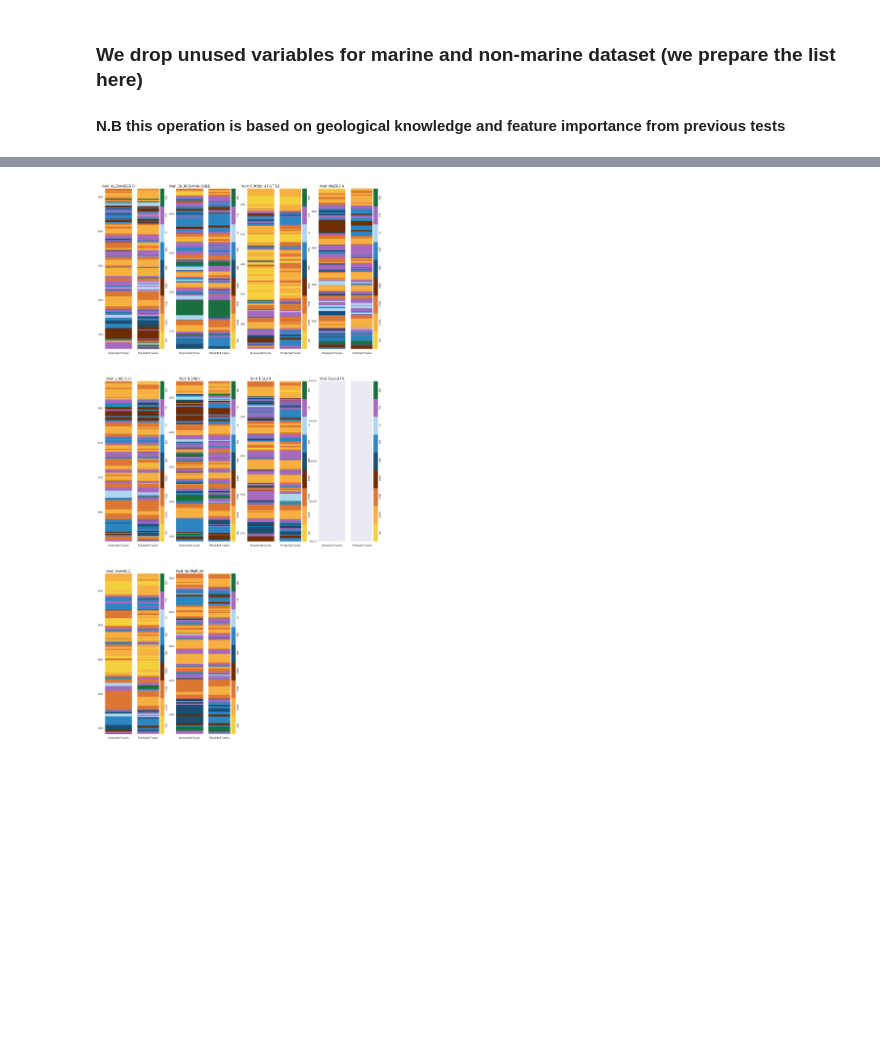
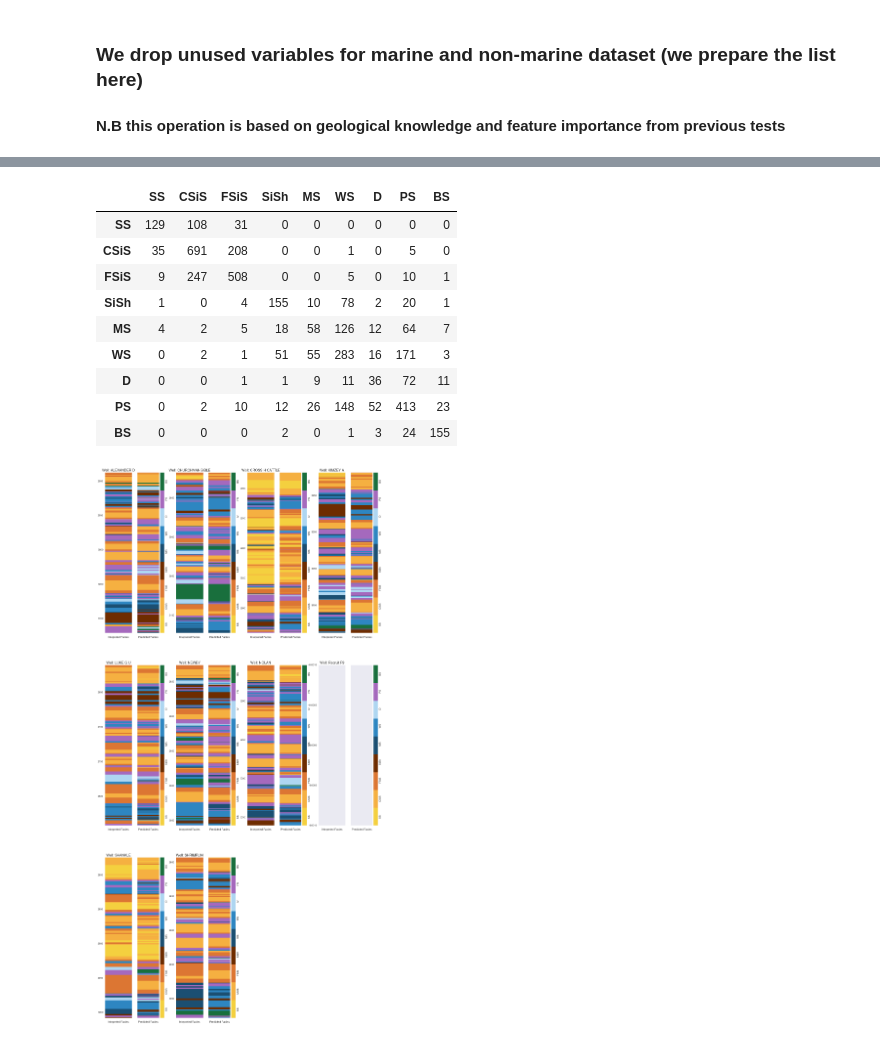
Before and after one commit to lperozzi/2016-ml-contest_liamlearn, a Jupyter notebook: Preparing_submission_v1.ipynb, the cells around one changed output, grey strips where cells are left out. Drawn from its saved outputs; the diff is of its cells as text; code cells hidden in the pictures; blank space fills up the shorter version.

Commit message:
Doing the technical report on the data and starting feature engineering

```diff
--- a/Preparing_submission_v1.ipynb
+++ b/Preparing_submission_v1.ipynb
@@ -375,3 +375,21 @@ Average  F1-score is 61.2311%
+# %%
+###### Confusion matrix
+from sklearn.metrics import confusion_matrix
+facies_list = ['SS', 'CSiS', 'FSiS', 'SiSh', 'MS', 'WS', 'D', 'PS', 'BS']
+conf_mat = confusion_matrix(y_true=new_df['True Facies'], y_pred=new_df['Predicted Facies'])
+conf_mat_tab = pd.DataFrame(data=conf_mat, index=facies_list, columns=facies_list)
+conf_mat_tab.head(20)
+# %% [output]
+|  | SS | CSiS | FSiS | SiSh | MS | WS | D | PS | BS |
+| SS | 129 | 108 | 31 | 0 | 0 | 0 | 0 | 0 | 0 |
+| CSiS | 35 | 691 | 208 | 0 | 0 | 1 | 0 | 5 | 0 |
+| FSiS | 9 | 247 | 508 | 0 | 0 | 5 | 0 | 10 | 1 |
+| SiSh | 1 | 0 | 4 | 155 | 10 | 78 | 2 | 20 | 1 |
+| MS | 4 | 2 | 5 | 18 | 58 | 126 | 12 | 64 | 7 |
+| WS | 0 | 2 | 1 | 51 | 55 | 283 | 16 | 171 | 3 |
+| D | 0 | 0 | 1 | 1 | 9 | 11 | 36 | 72 | 11 |
+| PS | 0 | 2 | 10 | 12 | 26 | 148 | 52 | 413 | 23 |
+| BS | 0 | 0 | 0 | 2 | 0 | 1 | 3 | 24 | 155 |
 # %%
 # 1=sandstone  2=c_siltstone   3=f_siltstone
 # 4=marine_silt_shale 5=mudstone 6=wackestone 7=dolomite
```
Also changed, not shown: parts of 3 cells of this notebook, 5 other files.
